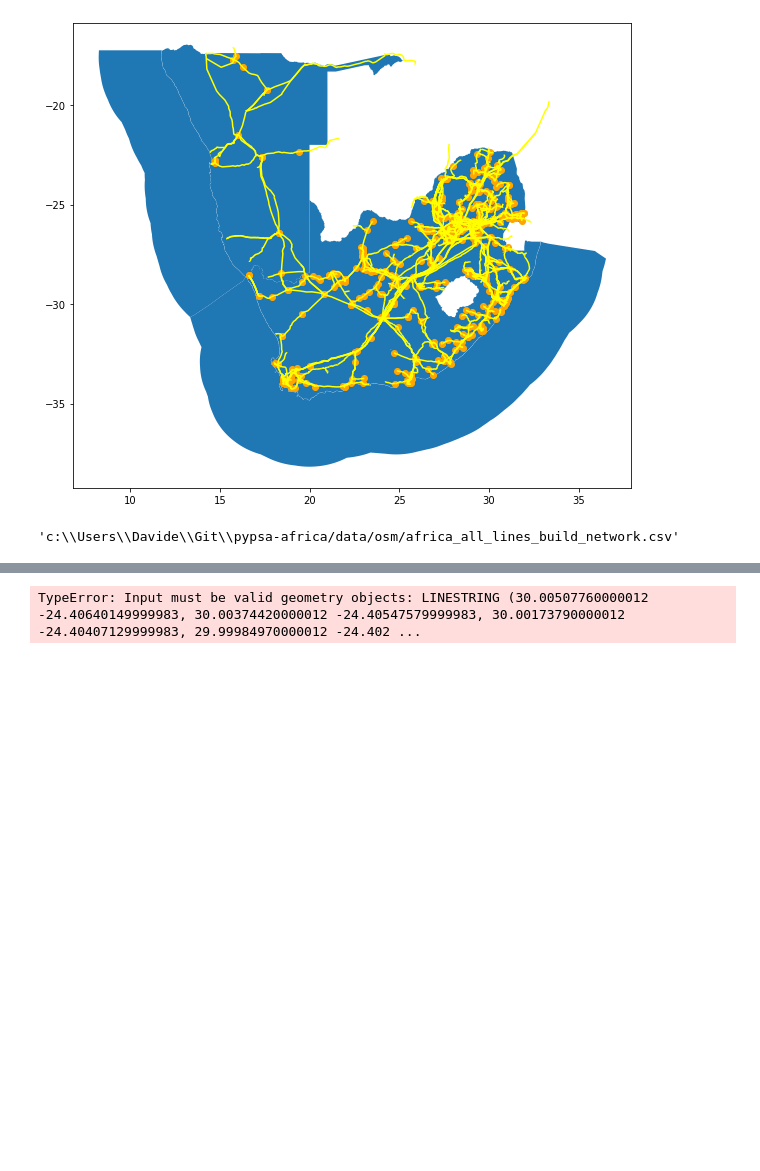
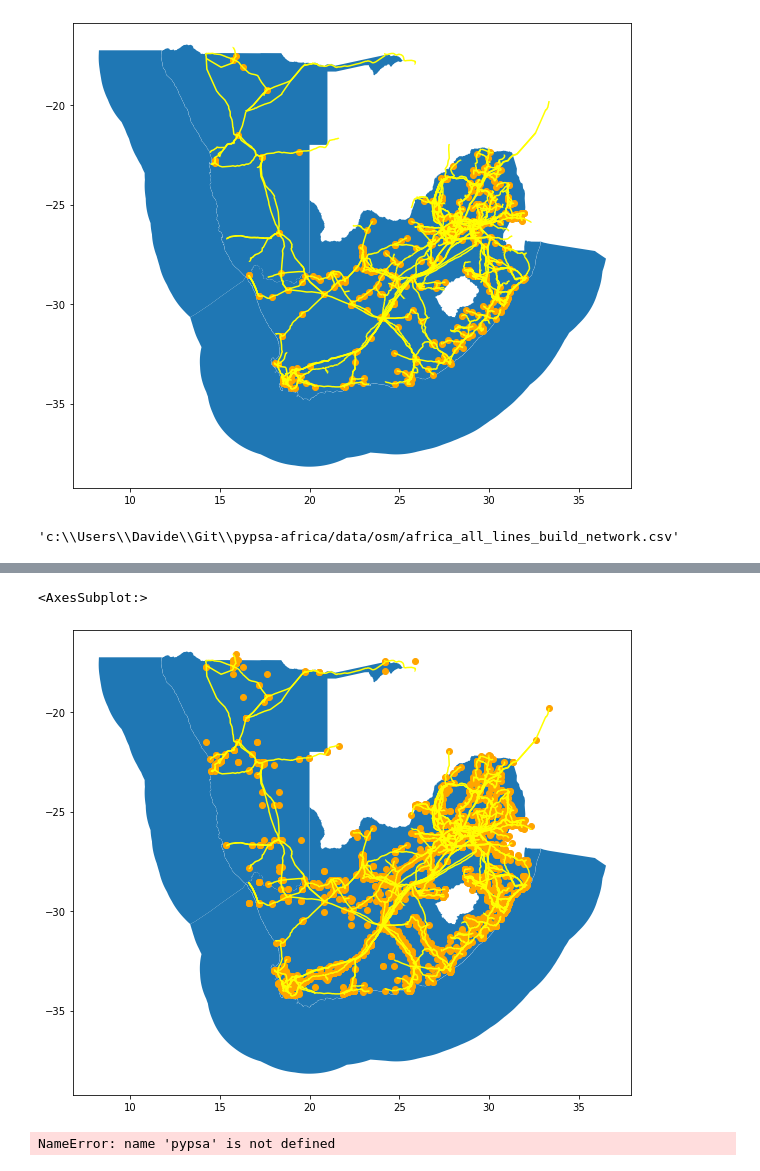
Before and after one commit to pypsa-meets-earth/pypsa-africa-hackathon, a Jupyter notebook: notebooks/build_bus_regions_verifybuseslines.ipynb, the cells around one changed output, grey strips where cells are left out. Cells and saved outputs as stored; diff of their text form; code cells hidden in the pictures; blank space fills up the shorter version.

```diff
--- a/notebooks/build_bus_regions_verifybuseslines.ipynb
+++ b/notebooks/build_bus_regions_verifybuseslines.ipynb
@@ -53,15 +70,42 @@ os.getcwd()+"/data/osm/africa_all_lines_build_network.csv"
 # %%
 # plot output build_osm_network
 df_substations_osm_build_network_pd = pd.read_csv(os.getcwd()+"/data/base_network/africa_all_buses_build_network.csv")
 df_lines_osm_build_network_pd = pd.read_csv(os.getcwd()+"/data/base_network/africa_all_lines_build_network.csv")
 
+df_substations_osm_build_network_pd["geometry"] = gpd.points_from_xy(df_substations_osm_build_network_pd.lon, df_substations_osm_build_network_pd.lat)
+#df_lines_osm_build_network_pd.dropna(subset="geometry", inplace=True)
+df_lines_osm_build_network_pd["geometry"] = df_lines_osm_build_network_pd["geometry"].map(loads)
 
 df_substations_osm_build_network = gpd.GeoDataFrame(geometry=df_substations_osm_build_network_pd.geometry, crs='epsg:4326')
-#df_lines_osm_build_network = gpd.GeoDataFrame(geometry=df_lines_osm_build_network_pd.geometry, crs='epsg:4326')
+df_lines_osm_build_network = gpd.GeoDataFrame(geometry=df_lines_osm_build_network_pd.geometry, crs='epsg:4326')
 
 ax = continent.plot(figsize=(10,10))
 off_shore.plot(ax=ax)
 df_substations_osm_build_network.plot(ax=ax, color="orange")
-#df_lines_osm_build_network.plot(ax=ax, color="yellow")
+df_lines_osm_build_network.plot(ax=ax, color="yellow")
 # %% [output]
-TypeError: Input must be valid geometry objects: LINESTRING (30.00507760000012 -24.40640149999983, 30.00374420000012 -24.40547579999983, 30.00173790000012 -24.40407129999983, 29.99984970000012 -24.402 ...
+<AxesSubplot:>
+[figure, added]
+# %%
+# plot output base_network
+n = pypsa.Network(os.getcwd() + "/networks/base.nc")
+
+lines_raw = n.lines.copy()
+lines_raw["geometry"] = lines_raw["geometry"].map(loads)
+# [LineString([Point(x.bus0_lon, x.bus0_lat), Point(x.bus1_lon, x.bus1_lat)]) for index, x in lines_raw.iterrows()
+#     if (x.bus0_lat is not None) and (x.bus0_lon is not None) and (x.bus1_lat is not None) and (x.bus1_lon is not None)]
+lines = gpd.GeoDataFrame(geometry=lines_raw.geometry, crs='epsg:4326')
+
+buses_raw = n.buses.copy()
+buses_raw["geometry"] = gpd.points_from_xy(buses_raw.lon, buses_raw.lat)
+buses = gpd.GeoDataFrame(geometry=buses_raw.geometry, crs='epsg:4326')
+
+continent = gpd.read_file('resources/country_shapes.geojson')
+off_shore = gpd.read_file('resources/offshore_shapes.geojson')
+
+ax = continent.plot(figsize=(10,10))
+off_shore.plot(ax=ax)
+buses.plot(ax=ax, color = "orange")
+lines.plot(ax=ax, color = "yellow")
+# %% [output]
+NameError: name 'pypsa' is not defined
```
Also changed, not shown: parts of 2 cells of this notebook.
